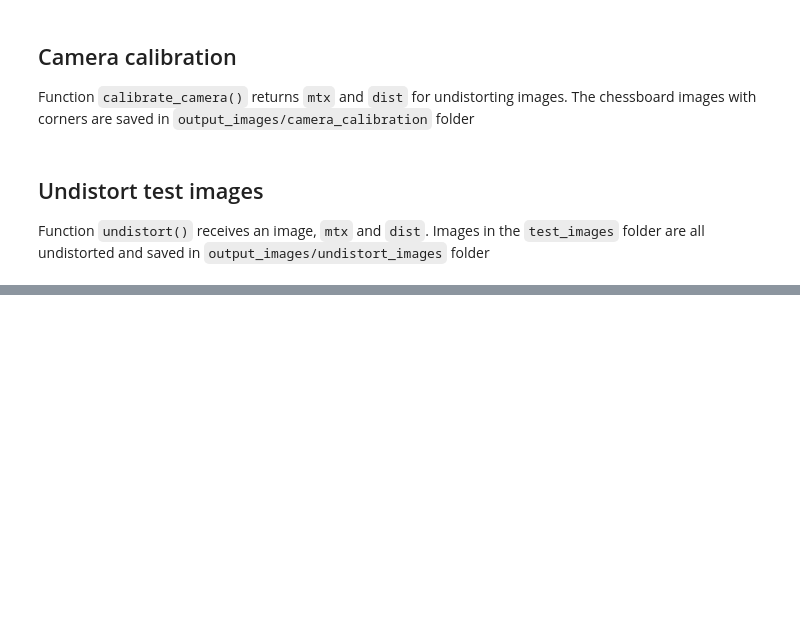
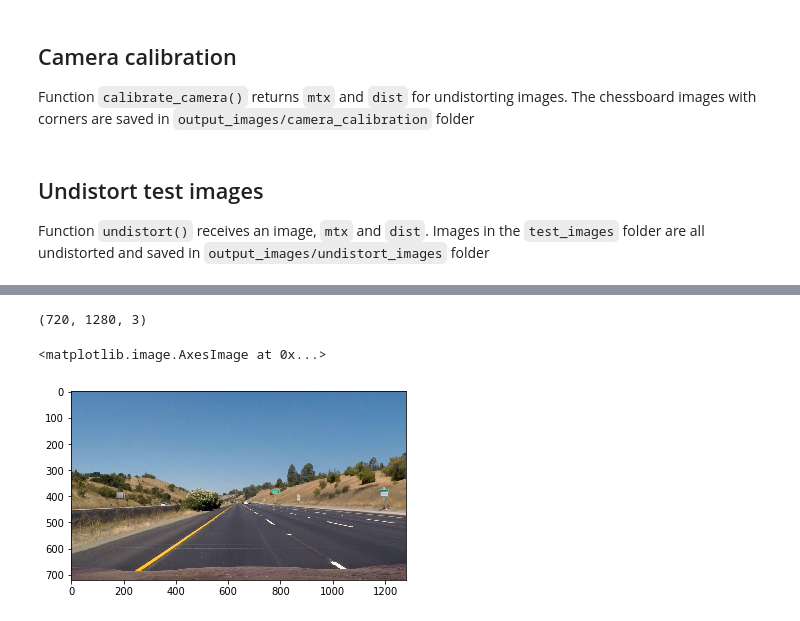
Before and after one commit to ytian81/CarND-Advanced-Lane-Lines, a Jupyter notebook: examples/example.ipynb, the cells around one changed output, grey strips where cells are left out. Drawn from its saved outputs; the diff is of its cells as text; code cells hidden in the pictures; blank space fills up the shorter version.

```diff
--- a/examples/example.ipynb
+++ b/examples/example.ipynb
@@ -84,0 +89,9 @@ for fname in images:
+# %%
+# Load a test image
+img = plt.imread('../test_images/straight_lines1.jpg')
+print(img.shape)
+plt.imshow(img)
+# %% [output]
+(720, 1280, 3)
+<matplotlib.image.AxesImage at 0x...>
+[figure, added]
```
Also changed, not shown: parts of 11 cells of this notebook.
